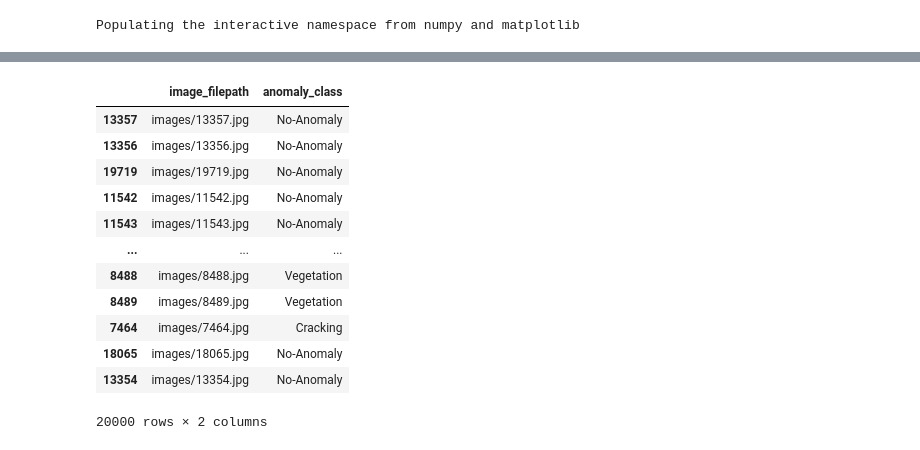
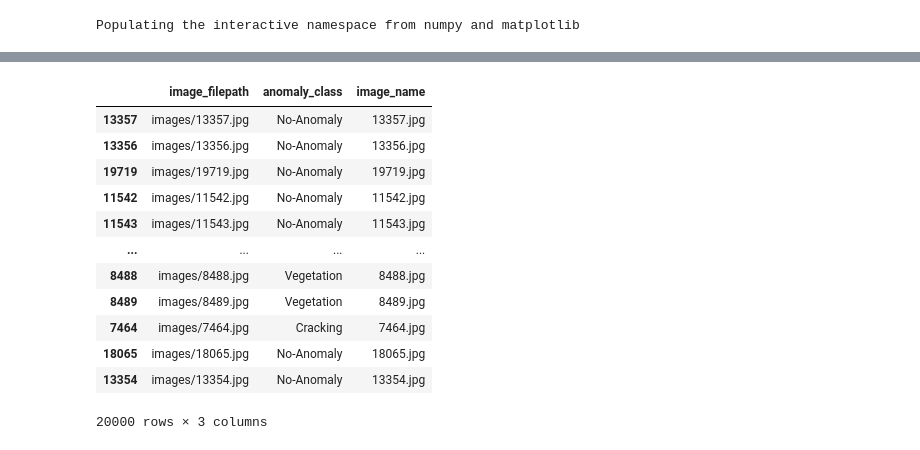
Before and after one commit to regiiis/dlv_group_project, a Jupyter notebook: dlv_1.ipynb, the cells around one changed output, grey strips where cells are left out. Saved outputs shown, nothing was run; the diff lists cells and outputs as text; code cells hidden in the pictures.

```diff
--- a/dlv_1.ipynb
+++ b/dlv_1.ipynb
@@ -18,17 +20,18 @@ Drive already mounted at /content/drive; to attempt to forcibly remount, call dr
 # %%
-df = pd.read_json("/content/drive/My Drive/Colab Notebooks/data/InfraredSolarModules/module_metadata.json",orient="index")
+df = pd.read_json("/content/InfraredSolarModules/module_metadata.json",orient="index")
+df['image_name'] = df['image_filepath'].str[7:]
 df
 # %% [output]
-|  | image_filepath | anomaly_class |
-| 13357 | images/13357.jpg | No-Anomaly |
-| 13356 | images/13356.jpg | No-Anomaly |
-| 19719 | images/19719.jpg | No-Anomaly |
-| 11542 | images/11542.jpg | No-Anomaly |
-| 11543 | images/11543.jpg | No-Anomaly |
-| ... | ... | ... |
-| 8488 | images/8488.jpg | Vegetation |
-| 8489 | images/8489.jpg | Vegetation |
-| 7464 | images/7464.jpg | Cracking |
-| 18065 | images/18065.jpg | No-Anomaly |
-| 13354 | images/13354.jpg | No-Anomaly |
+|  | image_filepath | anomaly_class | image_name |
+| 13357 | images/13357.jpg | No-Anomaly | 13357.jpg |
+| 13356 | images/13356.jpg | No-Anomaly | 13356.jpg |
+| 19719 | images/19719.jpg | No-Anomaly | 19719.jpg |
+| 11542 | images/11542.jpg | No-Anomaly | 11542.jpg |
+| 11543 | images/11543.jpg | No-Anomaly | 11543.jpg |
+| ... | ... | ... | ... |
+| 8488 | images/8488.jpg | Vegetation | 8488.jpg |
+| 8489 | images/8489.jpg | Vegetation | 8489.jpg |
+| 7464 | images/7464.jpg | Cracking | 7464.jpg |
+| 18065 | images/18065.jpg | No-Anomaly | 18065.jpg |
+| 13354 | images/13354.jpg | No-Anomaly | 13354.jpg |
-20000 rows × 2 columns
+20000 rows × 3 columns
```
Also changed, not shown: parts of 11 cells of this notebook.
